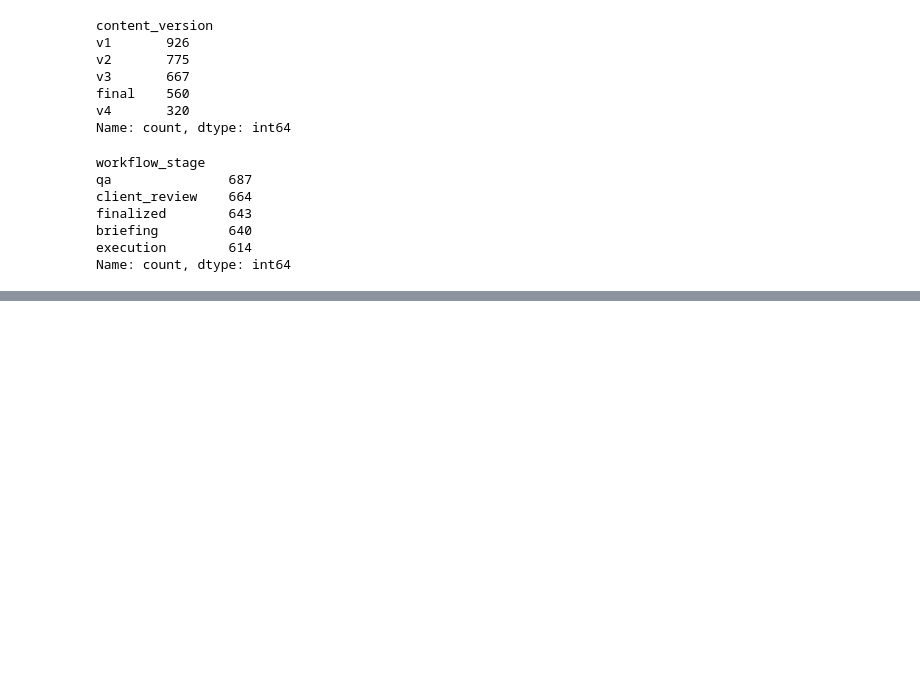
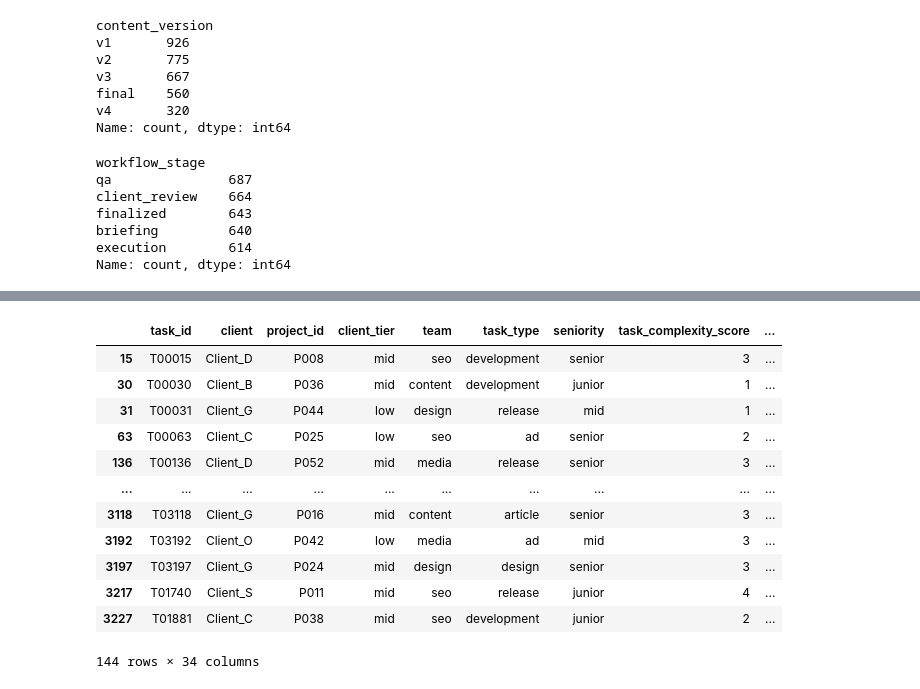
Before and after one commit to Cam-crt/FCM-Data-Alchemist, a Jupyter notebook: src/main.ipynb, the cells around one changed output, grey strips where cells are left out. Drawn from its saved outputs; the diff is of its cells as text; code cells hidden in the pictures; blank space fills up the shorter version.

```diff
--- a/src/main.ipynb
+++ b/src/main.ipynb
@@ -229,0 +546,8 @@ Name: count, dtype: int64
+# %%
+raw_df[raw_df["billable_hours"].isna()][["task_status", "pricing_model", "hours_spent", "revenue", "cost", "profit"]].head(50)
+raw_df["billable_hours"] = raw_df.groupby(["pricing_model", "task_type"])["billable_hours"].transform(lambda x: x.fillna(x.median()))
+
+raw_df["billable_hours"] = raw_df["billable_hours"].fillna(raw_df["billable_hours"].median())
+
+# Missing values in "billable_hours" were analyzed and found to be true missing data rather than non-billable tasks and as highlighted before only 2.52% of the column's values.
+# A group-based median imputation (by pricing_model and task_type) was applied to preserve business structure, followed by a global median fallback for remaining cases (only one obs).
@@ -229,0 +570,16 @@ Name: count, dtype: int64
+# %%
+raw_df[raw_df["ai_usage_pct"].isna()]
+# %% [output]
+|  | task_id | client | project_id | client_tier | team | task_type | seniority | task_complexity_score | ... |
+| 15 | T00015 | Client_D | P008 | mid | seo | development | senior | 3 | ... |
+| 30 | T00030 | Client_B | P036 | mid | content | development | junior | 1 | ... |
+| 31 | T00031 | Client_G | P044 | low | design | release | mid | 1 | ... |
+| 63 | T00063 | Client_C | P025 | low | seo | ad | senior | 2 | ... |
+| 136 | T00136 | Client_D | P052 | mid | media | release | senior | 3 | ... |
+| ... | ... | ... | ... | ... | ... | ... | ... | ... | ... |
+| 3118 | T03118 | Client_G | P016 | mid | content | article | senior | 3 | ... |
+| 3192 | T03192 | Client_O | P042 | low | media | ad | mid | 3 | ... |
+| 3197 | T03197 | Client_G | P024 | mid | design | design | senior | 3 | ... |
+| 3217 | T01740 | Client_S | P011 | mid | seo | release | junior | 4 | ... |
+| 3227 | T01881 | Client_C | P038 | mid | seo | development | junior | 2 | ... |
+144 rows × 34 columns
```
Also changed, not shown: parts of 53 cells of this notebook.
